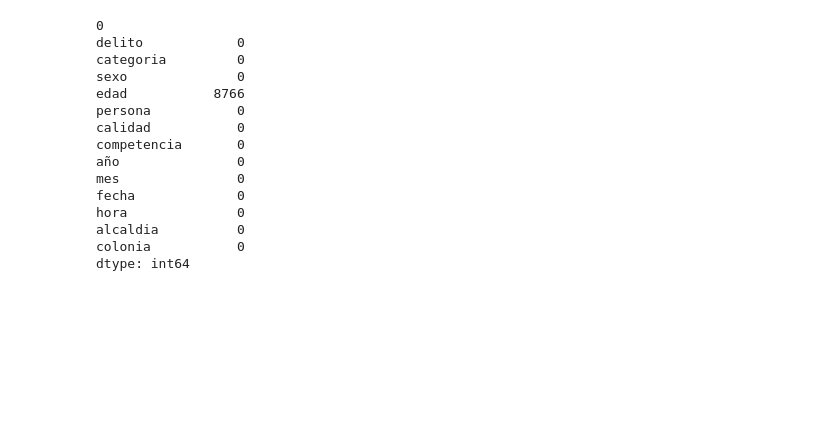
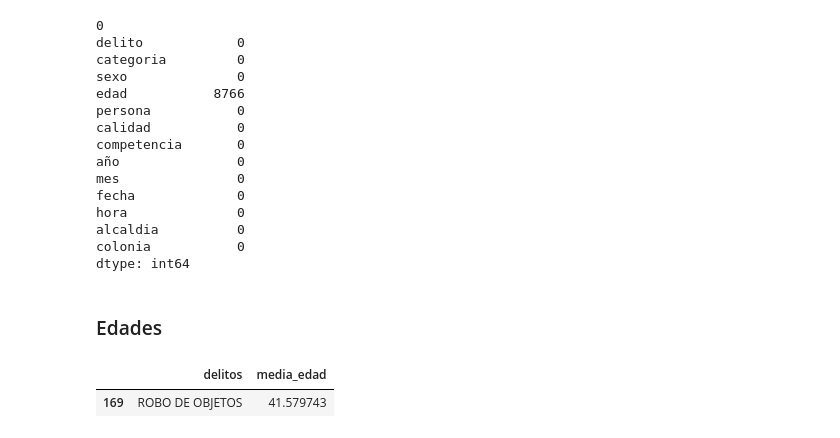
Before and after one commit to porto-o/analisis_carpetas_investigacion, a Jupyter notebook: analisis_2023.ipynb, the cells around one changed output. Saved outputs shown, nothing was run; the diff lists cells and outputs as text; code cells hidden in the pictures; blank space fills up the shorter version.

```diff
--- a/analisis_2023.ipynb
+++ b/analisis_2023.ipynb
@@ -422,3 +422,12 @@ hora              0
 alcaldia          0
 colonia           0
 dtype: int64
+# %% [markdown]
+### Edades
+# %%
+medias_edades = df_fisica.groupby(by=["delito"])["edad"].mean().reset_index()
+medias_edades.columns = ["delitos", "media_edad"]
+medias_edades[medias_edades["delitos"] == "ROBO DE OBJETOS"]
+# %% [output]
+|  | delitos | media_edad |
+| 169 | ROBO DE OBJETOS | 41.579743 |
```
Also changed, not shown: parts of 9 cells of this notebook.
